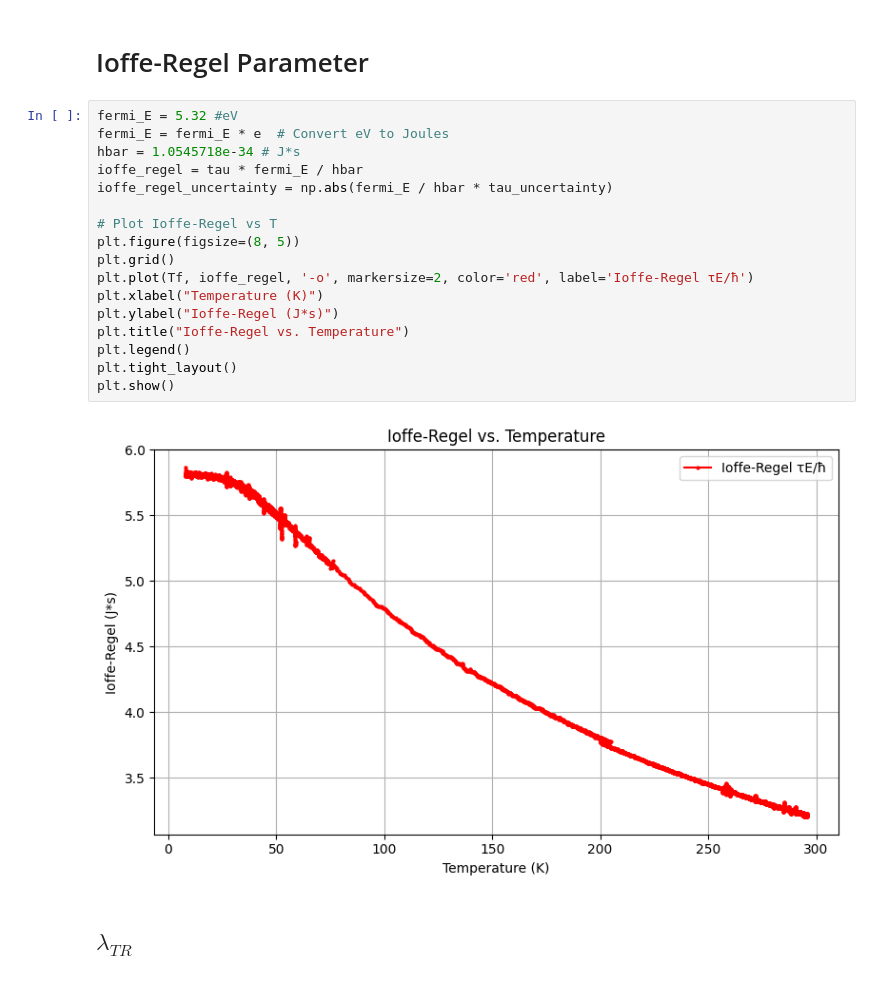
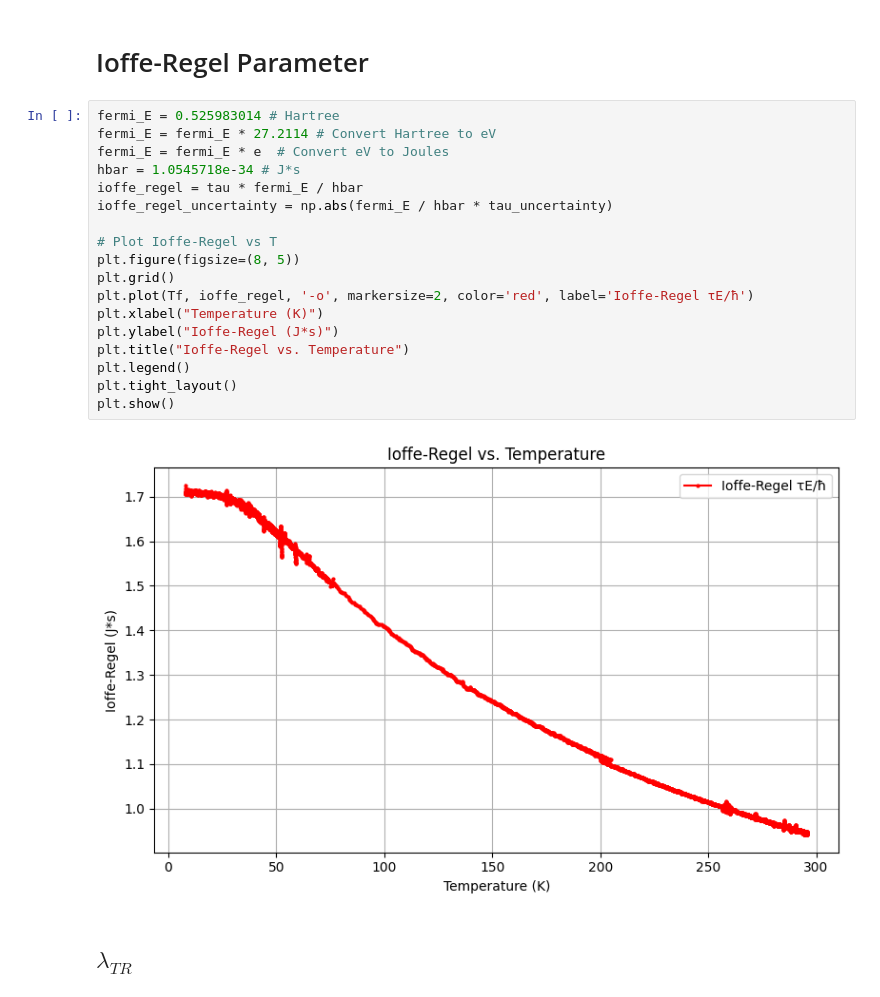
Before and after one commit to gamberoillecito/Nb-Characterization, a Jupyter notebook: R-vs-T/VdP_dataline.ipynb, the cells around one changed output. Saved outputs shown, nothing was run; the diff lists cells and outputs as text.

```diff
--- a/R-vs-T/VdP_dataline.ipynb
+++ b/R-vs-T/VdP_dataline.ipynb
@@ -1091,24 +1123,25 @@ plt.show()
 # %% [markdown]
 # Ioffe-Regel Parameter
 # %%
-fermi_E = 5.32 #eV
+fermi_E = 0.525983014 # Hartree
+fermi_E = fermi_E * 27.2114 # Convert Hartree to eV
 fermi_E = fermi_E * e  # Convert eV to Joules
 hbar = 1.0545718e-34 # J*s
 ioffe_regel = tau * fermi_E / hbar
 ioffe_regel_uncertainty = np.abs(fermi_E / hbar * tau_uncertainty)
 
 # Plot Ioffe-Regel vs T
 plt.figure(figsize=(8, 5))
 plt.grid()
 plt.plot(Tf, ioffe_regel, '-o', markersize=2, color='red', label='Ioffe-Regel τE/ħ')
 plt.xlabel("Temperature (K)")
 plt.ylabel("Ioffe-Regel (J*s)")
 plt.title("Ioffe-Regel vs. Temperature")
 plt.legend()
 plt.tight_layout()
 plt.show()
 # %% [output]
-[figure, old version]
+[figure, new version]
 # %% [markdown]
 ## $\lambda_{TR}$
 # %%
```
Also changed, not shown: parts of 1 cell of this notebook.
